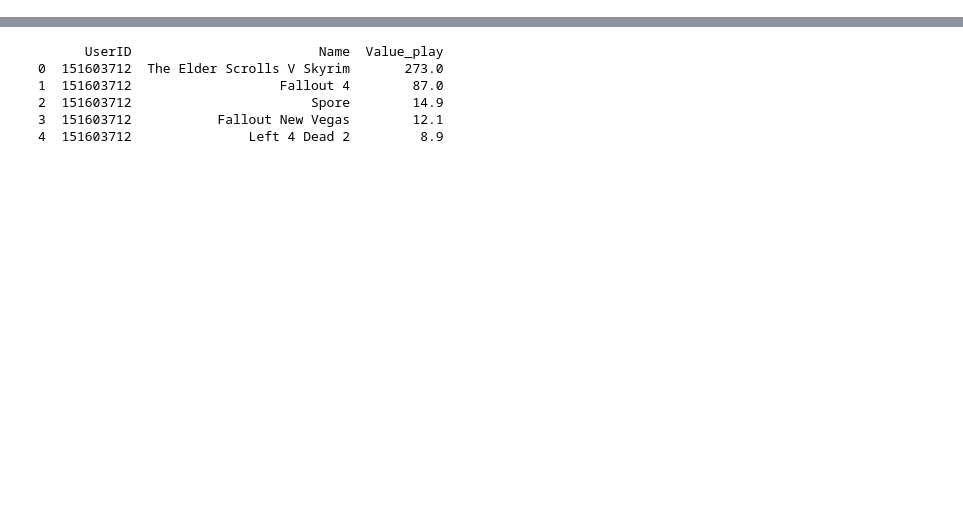
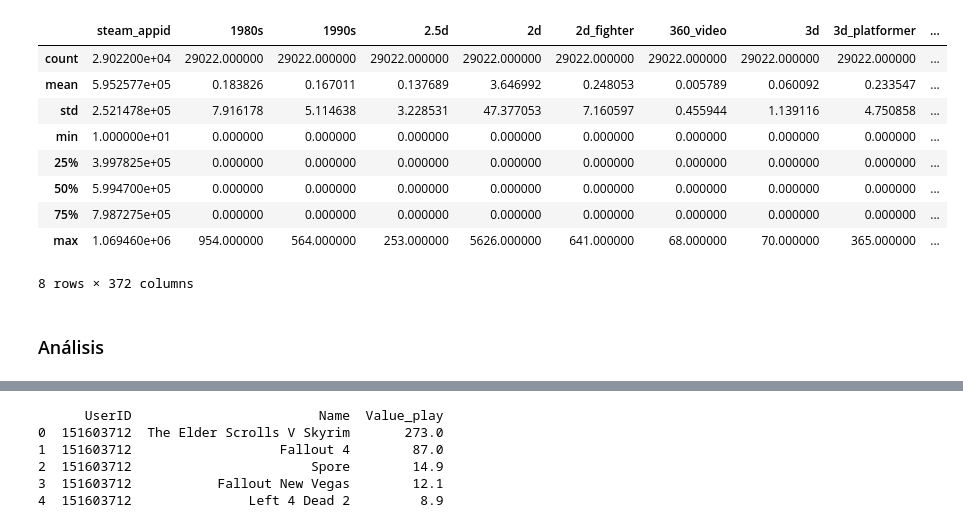
Before and after one commit to davidha99/proyecto-final-ml, a Jupyter notebook: main2.ipynb, the cells around one changed output, grey strips where cells are left out. Saved outputs shown, nothing was run; the diff lists cells and outputs as text; code cells hidden in the pictures; blank space fills up the shorter version.

```diff
--- a/main2.ipynb
+++ b/main2.ipynb
@@ -22,0 +421,15 @@ steamspy_tag_df = pd.read_csv("steamspy_tag_data.csv")
+# %%
+steamspy_tag_df.describe(include="all")
+# %% [output]
+|  | steam_appid | 1980s | 1990s | 2.5d | 2d | 2d_fighter | 360_video | 3d | 3d_platformer | ... |
+| count | 2.902200e+04 | 29022.000000 | 29022.000000 | 29022.000000 | 29022.000000 | 29022.000000 | 29022.000000 | 29022.000000 | 29022.000000 | ... |
+| mean | 5.952577e+05 | 0.183826 | 0.167011 | 0.137689 | 3.646992 | 0.248053 | 0.005789 | 0.060092 | 0.233547 | ... |
+| std | 2.521478e+05 | 7.916178 | 5.114638 | 3.228531 | 47.377053 | 7.160597 | 0.455944 | 1.139116 | 4.750858 | ... |
+| min | 1.000000e+01 | 0.000000 | 0.000000 | 0.000000 | 0.000000 | 0.000000 | 0.000000 | 0.000000 | 0.000000 | ... |
+| 25% | 3.997825e+05 | 0.000000 | 0.000000 | 0.000000 | 0.000000 | 0.000000 | 0.000000 | 0.000000 | 0.000000 | ... |
+| 50% | 5.994700e+05 | 0.000000 | 0.000000 | 0.000000 | 0.000000 | 0.000000 | 0.000000 | 0.000000 | 0.000000 | ... |
+| 75% | 7.987275e+05 | 0.000000 | 0.000000 | 0.000000 | 0.000000 | 0.000000 | 0.000000 | 0.000000 | 0.000000 | ... |
+| max | 1.069460e+06 | 954.000000 | 564.000000 | 253.000000 | 5626.000000 | 641.000000 | 68.000000 | 70.000000 | 365.000000 | ... |
+8 rows × 372 columns
+# %% [markdown]
+### Análisis
```
Also changed, not shown: parts of 53 cells of this notebook, 1 other file.
